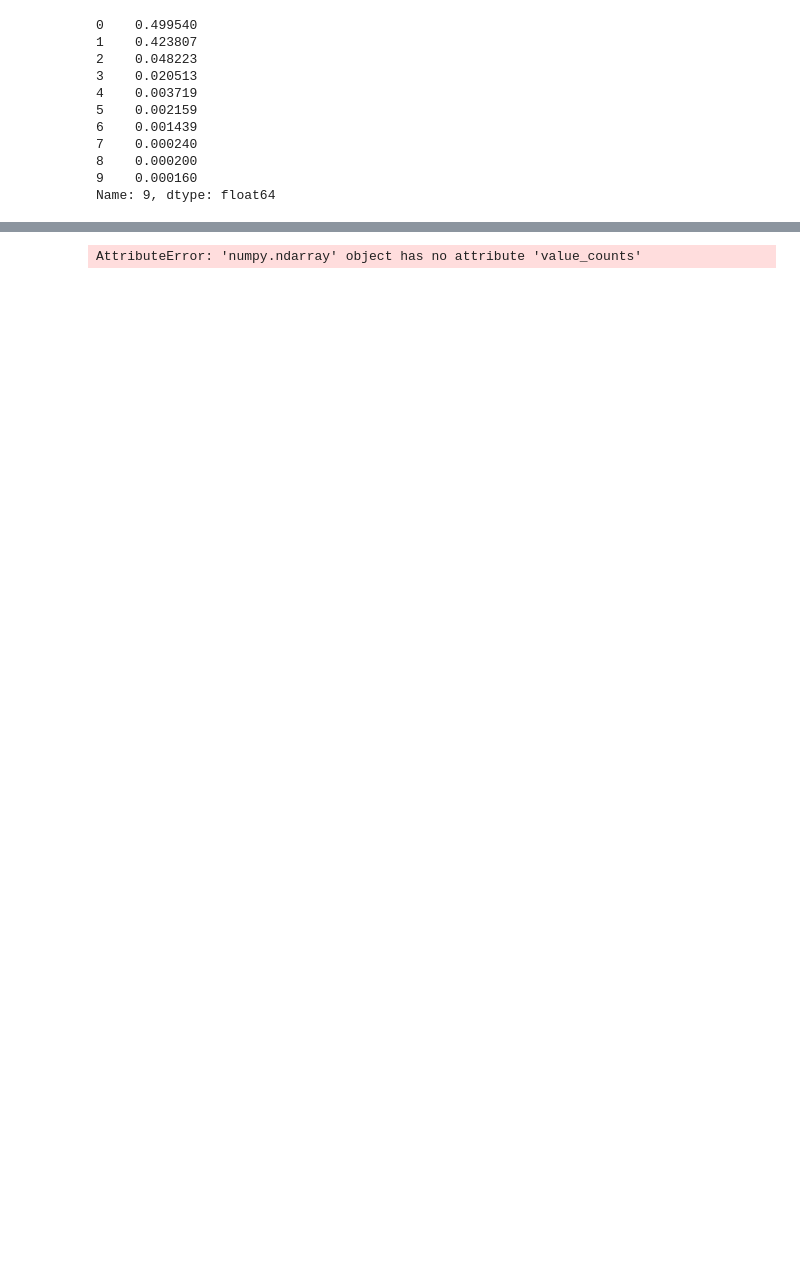
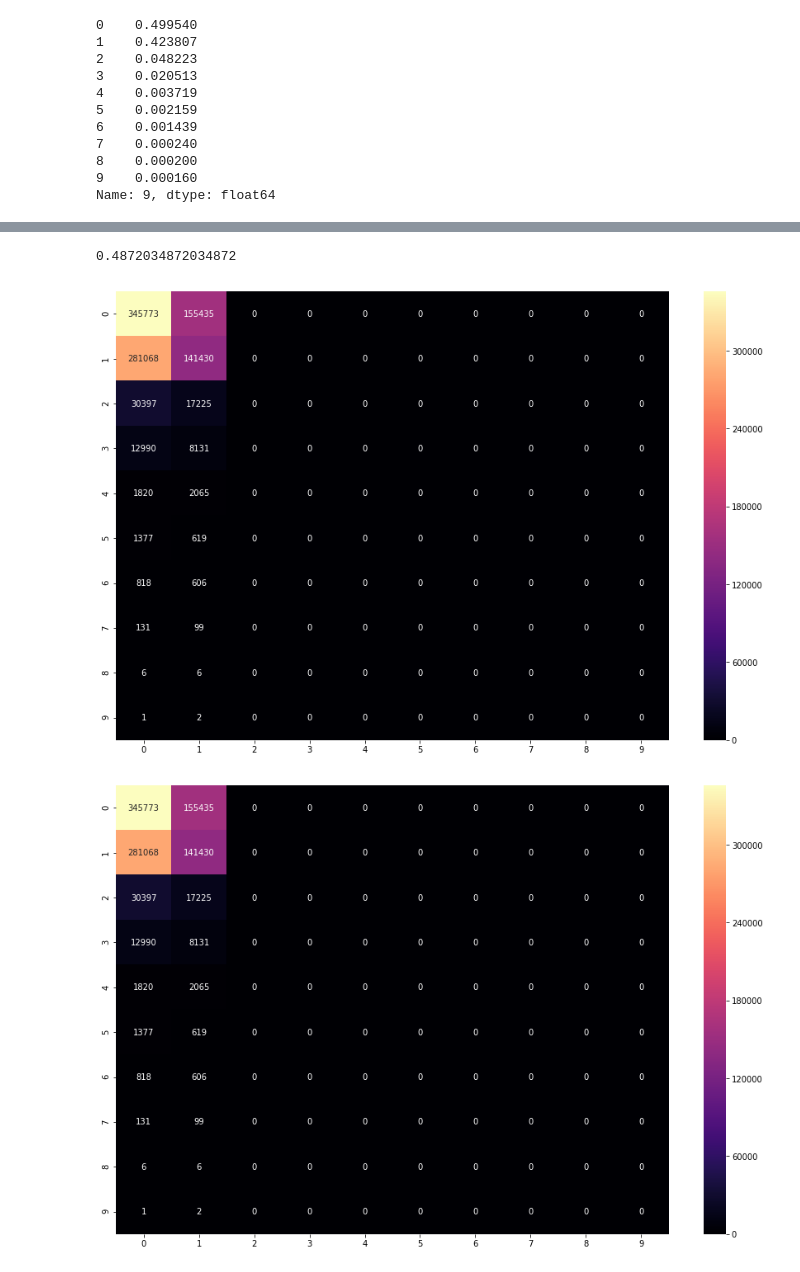
Before and after one commit to Adrian-Salazar411/Poker-Classifying, a Jupyter notebook: Poker.ipynb, the cells around one changed output, grey strips where cells are left out. Drawn from its saved outputs; the diff is of its cells as text; code cells hidden in the pictures; blank space fills up the shorter version.

```diff
--- a/Poker.ipynb
+++ b/Poker.ipynb
@@ -126,16 +126,20 @@ class NeuralNet(nn.Module):
         super(NeuralNet, self).__init__()
         self.layer1 = nn.Linear(input_size, hidden_size)
         self.relu = nn.ReLU()
-        self.layer2 = nn.Linear(hidden_size, num_classes)
+        self.layer2 = nn.Linear(hidden_size, 100)
+        self.layer3 = nn.Linear(100,num_classes)
+        self.sigmoid = nn.Sigmoid()
         self.softmax1 = nn.Softmax()
     def forward(self, x):
         out = self.layer1(x)
         out = self.relu(out)
         out = self.layer2(out)
+        out = self.layer3(out)
+        out = self.sigmoid(out)
         out = self.softmax1(out)
         return out
 # %%
-model = NeuralNet(10,16,10)
+model = NeuralNet(10,50,10)
 optimizer = torch.optim.SGD(model.parameters(), lr=0.01)
 criterion = torch.nn.CrossEntropyLoss()
 # %%
@@ -183,4 +187,16 @@ y_pred = model(X_test)
 # %%
-torch.Tensor.numpy(torch.max(y_pred,1)[1])
+y_pred = model(X_test)
+y_pred = pd.Series(torch.max(y_pred,1)[1].numpy())
-# %% [output]
-AttributeError: 'numpy.ndarray' object has no attribute 'value_counts'
+# %%
+accuracy_score(y_test,y_pred)
+# %% [output]
+0.4872034872034872
+# %%
+cm = confusion_matrix(y_test,y_pred)
+df_cm = pd.DataFrame(cm)
+plt.figure(figsize = (15,10))
+sns.heatmap(df_cm, annot=True, cmap = 'magma', fmt='g')
+plt.show()
+# %% [output]
+[figure, added]
+[figure, added]
```
Also changed, not shown: parts of 5 cells of this notebook.
